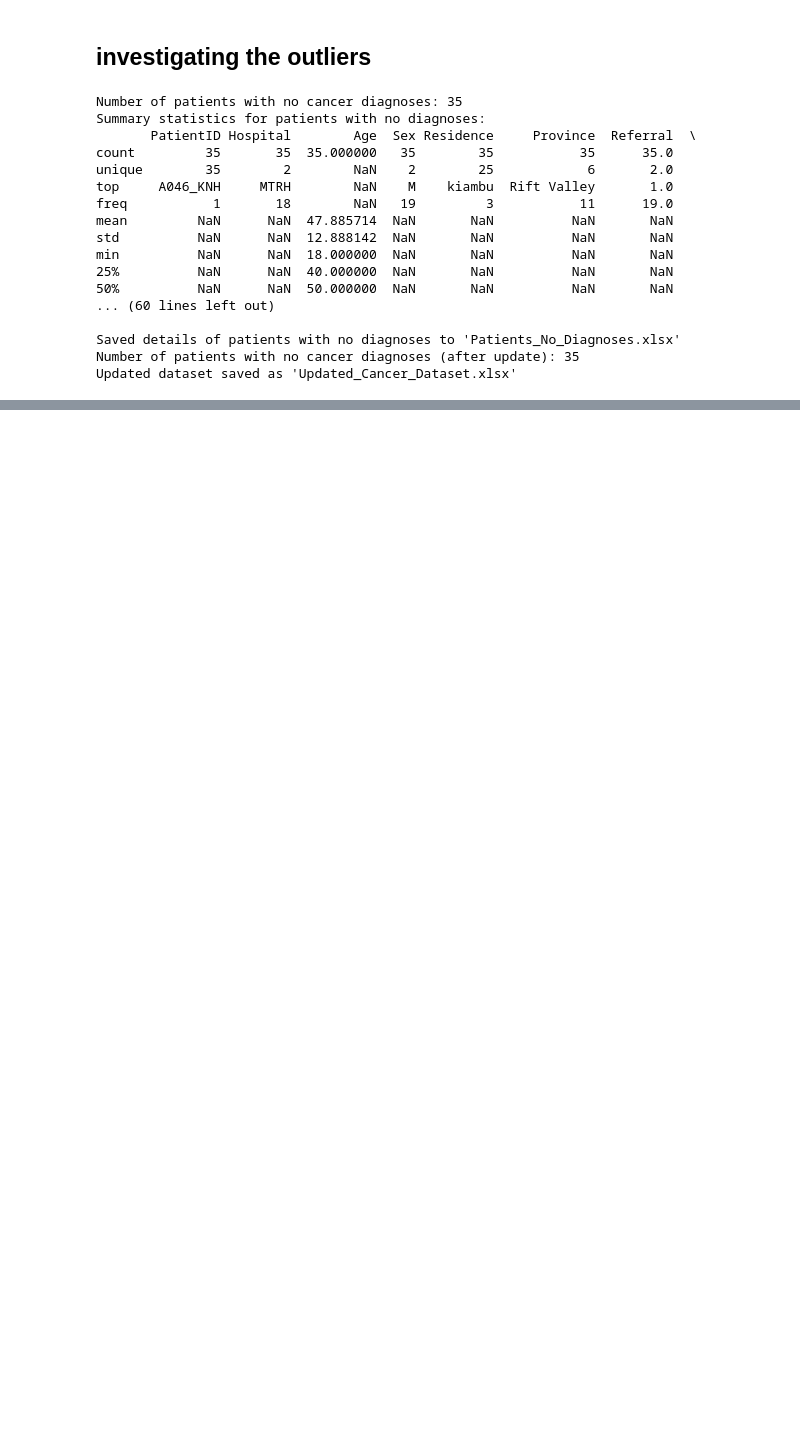
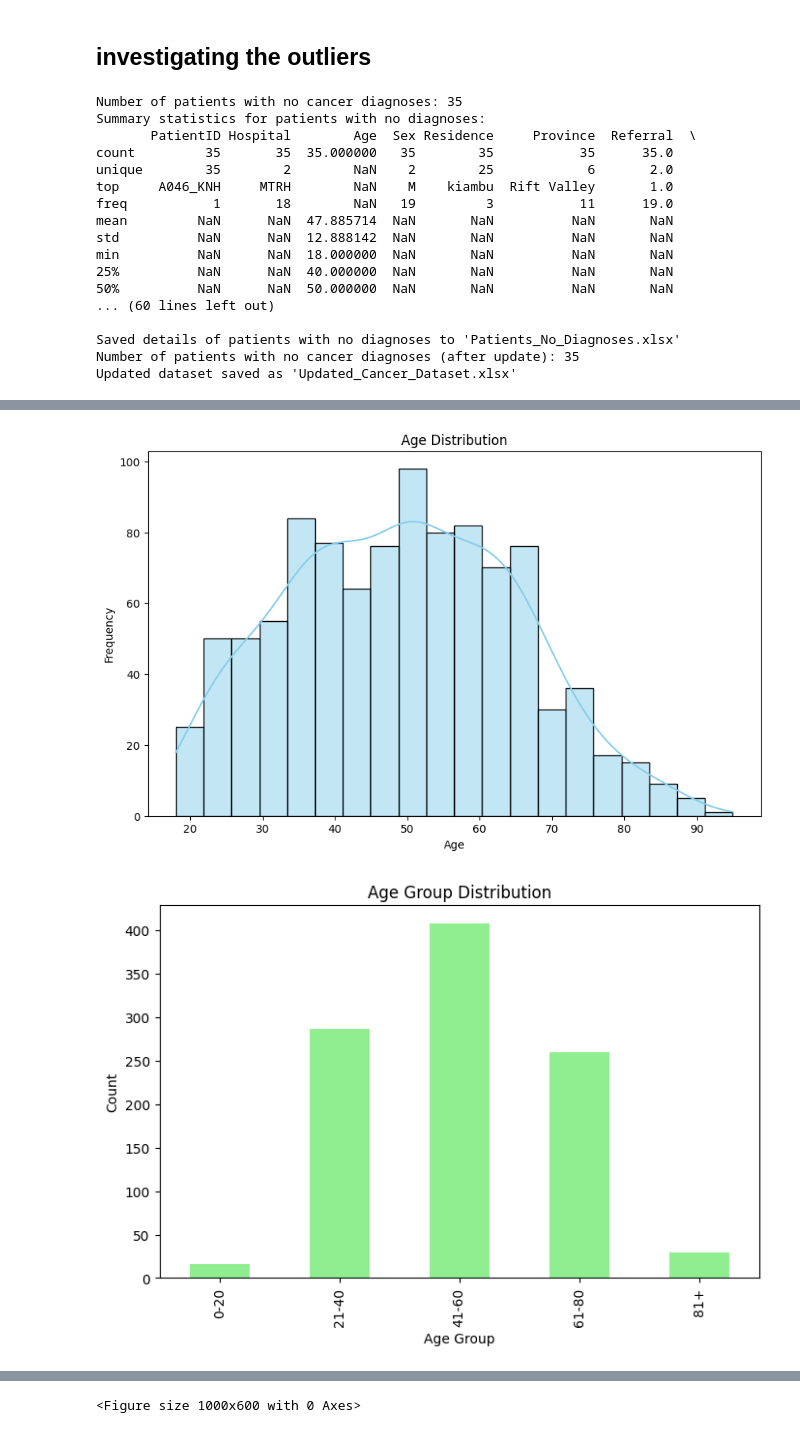
Before and after one commit to njokinjuguna/Machine-learning-Models, a Jupyter notebook: cancerpredictiveanalysisinkenya.ipynb, the cells around one changed output, grey strips where cells are left out. Drawn from its saved outputs; the diff is of its cells as text; code cells hidden in the pictures; blank space fills up the shorter version.

```diff
--- a/cancerpredictiveanalysisinkenya.ipynb
+++ b/cancerpredictiveanalysisinkenya.ipynb
@@ -550,0 +630,78 @@ Updated dataset saved as 'Updated_Cancer_Dataset.xlsx'
+# %%
+import matplotlib.pyplot as plt
+import seaborn as sns
+
+# 1. Age Distribution
+plt.figure(figsize=(10, 6))
+sns.histplot(combined_df['Age'], bins=20, kde=True, color='skyblue')
+plt.title('Age Distribution')
+plt.xlabel('Age')
+plt.ylabel('Frequency')
+plt.show()
+
+# Age Group Distribution
+plt.figure(figsize=(8, 5))
+combined_df['Age_Group'].value_counts().sort_index().plot(kind='bar', color='lightgreen')
+plt.title('Age Group Distribution')
+plt.xlabel('Age Group')
+plt.ylabel('Count')
+plt.show()
+
+# 2. Cancer Type Analysis
+# Top 10 cancer types by frequency
+# Convert all column names to strings
+combined_df.columns = combined_df.columns.map(str)
+cancer_columns = [col for col in combined_df.columns if 'cancer' in col.lower()]
+
+cancer_counts = combined_df[cancer_columns].sum().sort_values(ascending=False)
+
+plt.figure(figsize=(12, 6))
+cancer_counts.head(10).plot(kind='bar', color='salmon')
+plt.title('Top 10 Cancer Types by Frequency')
+plt.xlabel('Cancer Type')
+plt.ylabel('Count')
+plt.show()
+
+# 3. Diagnostic Methods
+# Diagnostic Method Usage
+diagnostic_columns = [col for col in combined_df.columns if col.startswith('Method_')]
+diagnostic_usage = combined_df[diagnostic_columns].sum().sort_values(ascending=False)
+
+plt.figure(figsize=(10, 6))
+diagnostic_usage.plot(kind='bar', color='purple')
+plt.title('Diagnostic Method Usage')
+plt.xlabel('Diagnostic Method')
+plt.ylabel('Count')
+plt.show()
+
+# Diagnostic Method Usage by Hospital
+diagnostic_by_hospital = combined_df.groupby('Hospital')[diagnostic_columns].sum()
+
+plt.figure(figsize=(10, 6))
+diagnostic_by_hospital.T.plot(kind='bar', stacked=True, figsize=(12, 6))
+plt.title('Diagnostic Method Usage by Hospital')
+plt.xlabel('Diagnostic Method')
+plt.ylabel('Count')
+plt.legend(title='Hospital')
+plt.show()
+
+# 4. Regional Analysis
+# Patients by Province
+plt.figure(figsize=(10, 6))
+combined_df['Province'].value_counts().plot(kind='bar', color='orange')
+plt.title('Patient Distribution by Province')
+plt.xlabel('Province')
+plt.ylabel('Count')
+plt.show()
+
+# Referral Status by Province
+plt.figure(figsize=(12, 6))
+sns.countplot(data=combined_df, x='Province', hue='Referral')
+plt.title('Referral Status by Province')
+plt.xlabel('Province')
+plt.ylabel('Count')
+plt.legend(title='Referral')
+plt.show()
+# %% [output]
+[figure, added]
+[figure, added]
@@ -550,0 +710 @@ Updated dataset saved as 'Updated_Cancer_Dataset.xlsx'
+<Figure size 1000x600 with 0 Axes>
```
Also changed, not shown: parts of 12 cells of this notebook.
